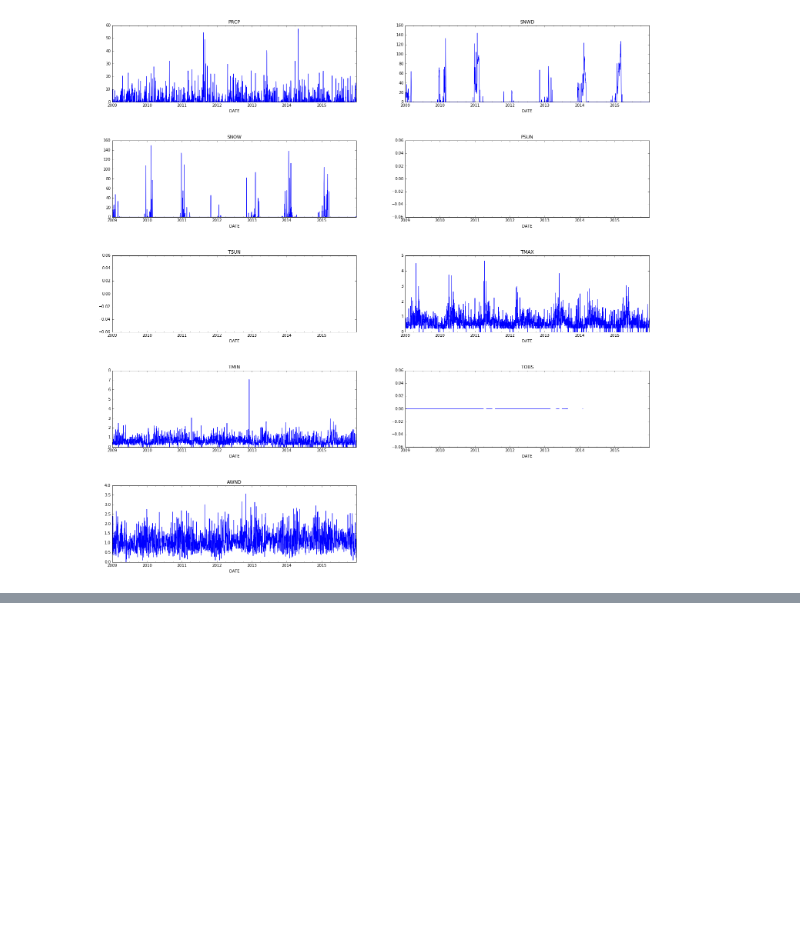
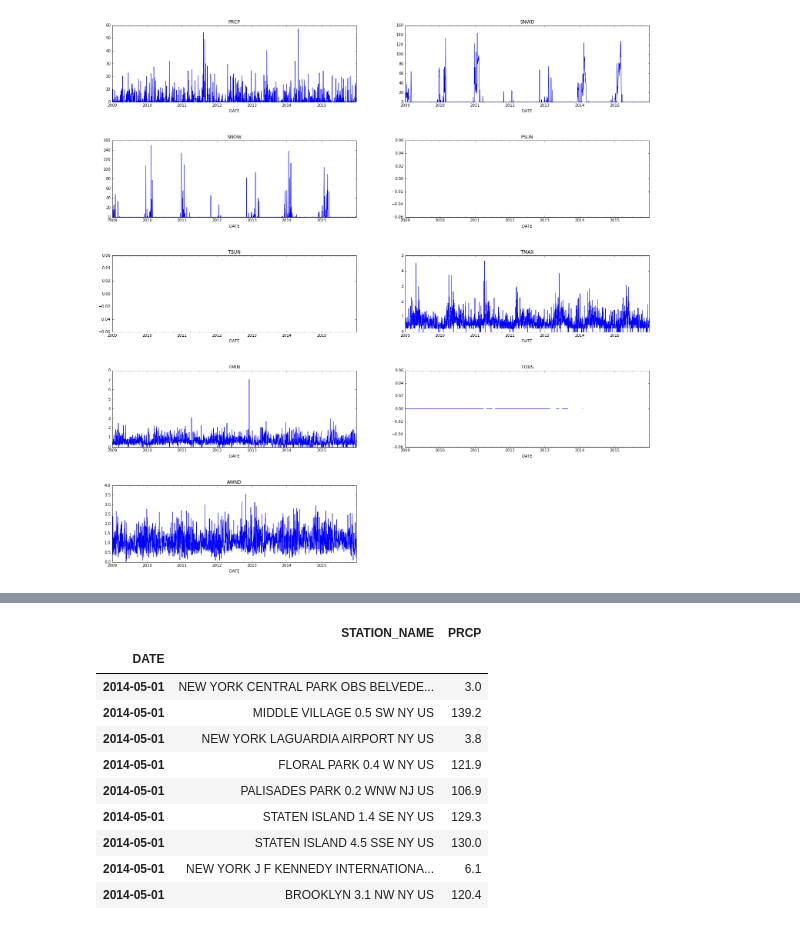
Before and after one commit to georgwiese/MMDS-sose16, a Jupyter notebook: notebooks/weather_statistics.ipynb, the cells around one changed output, grey strips where cells are left out. Cells and saved outputs as stored; diff of their text form; code cells hidden in the pictures; blank space fills up the shorter version.

```diff
--- a/notebooks/weather_statistics.ipynb
+++ b/notebooks/weather_statistics.ipynb
@@ -182,0 +202,14 @@ for i in range(0, len(float_columns)):
+# %%
+df.loc[[pandas.to_datetime('2014-05-01')]][['STATION_NAME', 'PRCP']]
+# %% [output]
+|  | STATION_NAME | PRCP |
+| DATE |  |  |
+| 2014-05-01 | NEW YORK CENTRAL PARK OBS BELVEDE... | 3.0 |
+| 2014-05-01 | MIDDLE VILLAGE 0.5 SW NY US | 139.2 |
+| 2014-05-01 | NEW YORK LAGUARDIA AIRPORT NY US | 3.8 |
+| 2014-05-01 | FLORAL PARK 0.4 W NY US | 121.9 |
+| 2014-05-01 | PALISADES PARK 0.2 WNW NJ US | 106.9 |
+| 2014-05-01 | STATEN ISLAND 1.4 SE NY US | 129.3 |
+| 2014-05-01 | STATEN ISLAND 4.5 SSE NY US | 130.0 |
+| 2014-05-01 | NEW YORK J F KENNEDY INTERNATIONA... | 6.1 |
+| 2014-05-01 | BROOKLYN 3.1 NW NY US | 120.4 |
```
Also changed, not shown: parts of 12 cells of this notebook, 1 other file.
